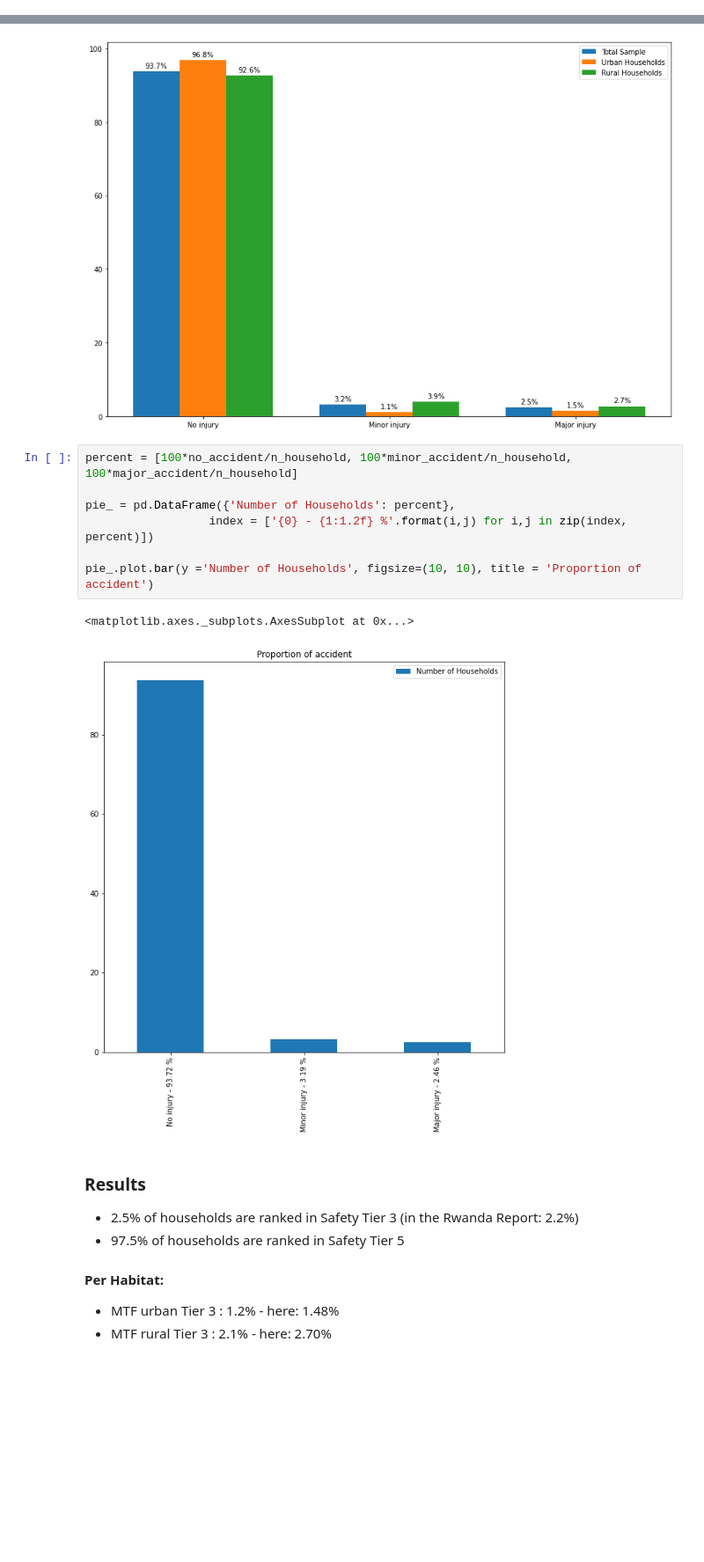
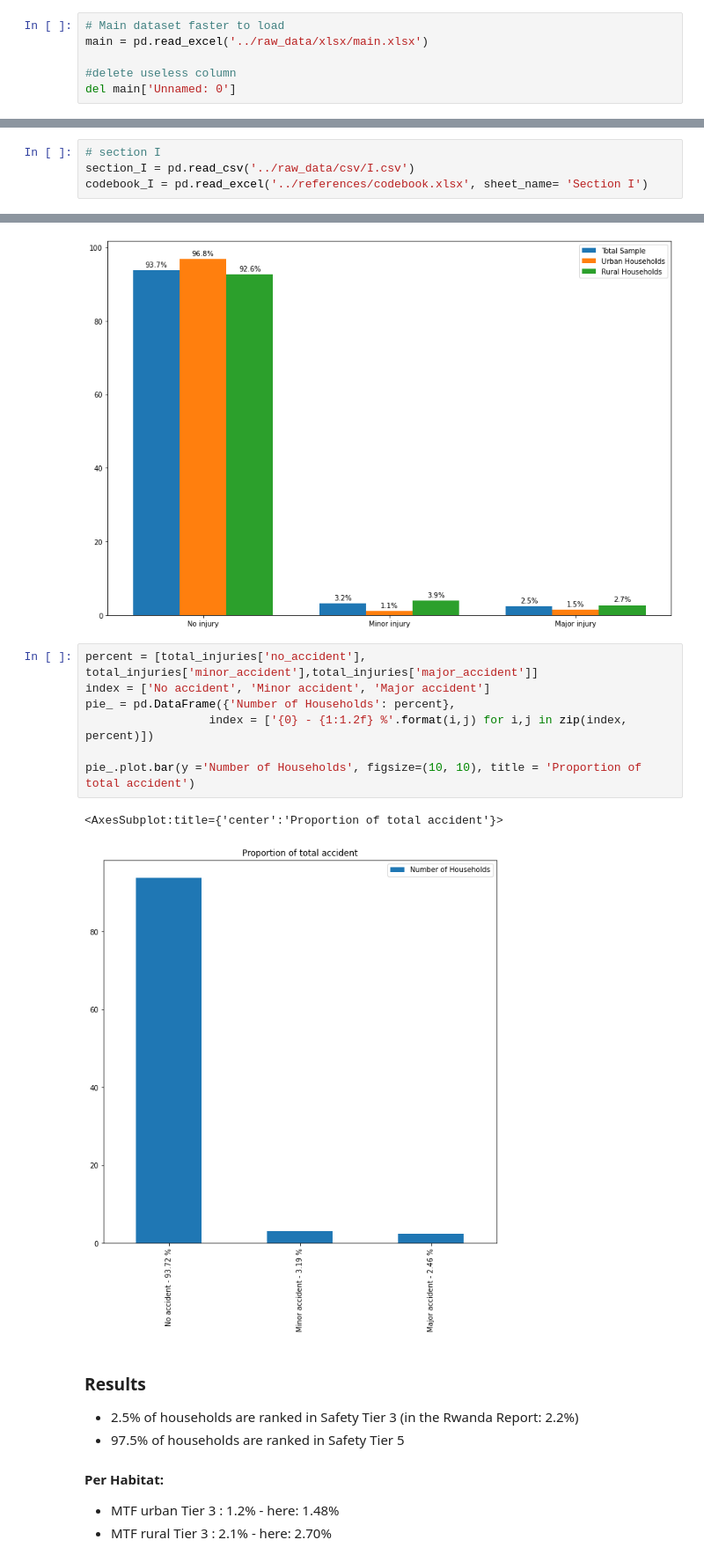
Before and after one commit to alfonsocaiazzo/esmap-mtf-data, a Jupyter notebook: Rwanda/analysis/rwanda.ipynb, the cells around one changed output, grey strips where cells are left out. Shown: that part at 88% size. Drawn from its saved outputs; the diff is of its cells as text; blank space fills up the shorter version.

```diff
--- a/Rwanda/analysis/rwanda.ipynb
+++ b/Rwanda/analysis/rwanda.ipynb
@@ -40 +70,7 @@ codebook_I = pd.read_excel('../references/codebook.xlsx', sheet_name= 'Section I
 main = pd.read_excel('../raw_data/complete_dataset.xlsx',sheet_name = "main_dataset")
+# %%
+# Main dataset faster to load
+main = pd.read_excel('../raw_data/xlsx/main.xlsx')
+
+#delete useless column
+del main['Unnamed: 0']
@@ -86,3 +146,7 @@ The question for the evaluation of the Tier is **I31**: "In the last 12 months,
 # %% [markdown]
 There are therefore 8 options for this (multiple choice) question, which are coded as I31_1, ...,I31_8 in the database. Let us create a list of labels for this.
+# %%
+# section I
+section_I = pd.read_csv('../raw_data/csv/I.csv')
+codebook_I = pd.read_excel('../references/codebook.xlsx', sheet_name= 'Section I')
 # %%
@@ -182,15 +273,15 @@ plt.show()
 # %% [output]
 [figure]
 # %%
-percent = [100*no_accident/n_household, 100*minor_accident/n_household, 100*major_accident/n_household]
-
+percent = [total_injuries['no_accident'], total_injuries['minor_accident'],total_injuries['major_accident']]
+index = ['No accident', 'Minor accident', 'Major accident']
 pie_ = pd.DataFrame({'Number of Households': percent},
                   index = ['{0} - {1:1.2f} %'.format(i,j) for i,j in zip(index, percent)])
 
-pie_.plot.bar(y ='Number of Households', figsize=(10, 10), title = 'Proportion of accident')
+pie_.plot.bar(y ='Number of Households', figsize=(10, 10), title = 'Proportion of total accident')
 # %% [output]
-<matplotlib.axes._subplots.AxesSubplot at 0x...>
+<AxesSubplot:title={'center':'Proportion of total accident'}>
-[figure, old version]
+[figure, new version]
 # %% [markdown]
 ### Results
 - 2.5% of households are ranked in Safety Tier 3 (in the Rwanda Report: 2.2%)
```
Also changed, not shown: parts of 66 cells of this notebook, 1 other file.
